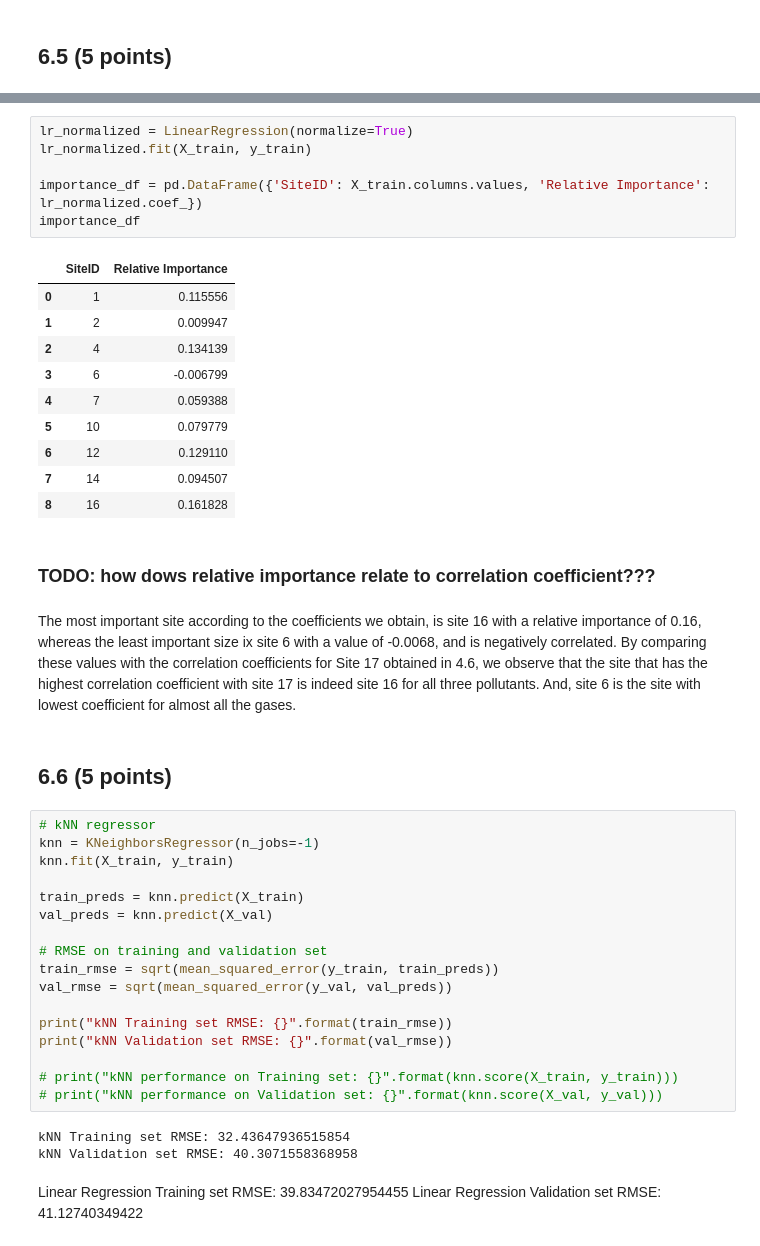
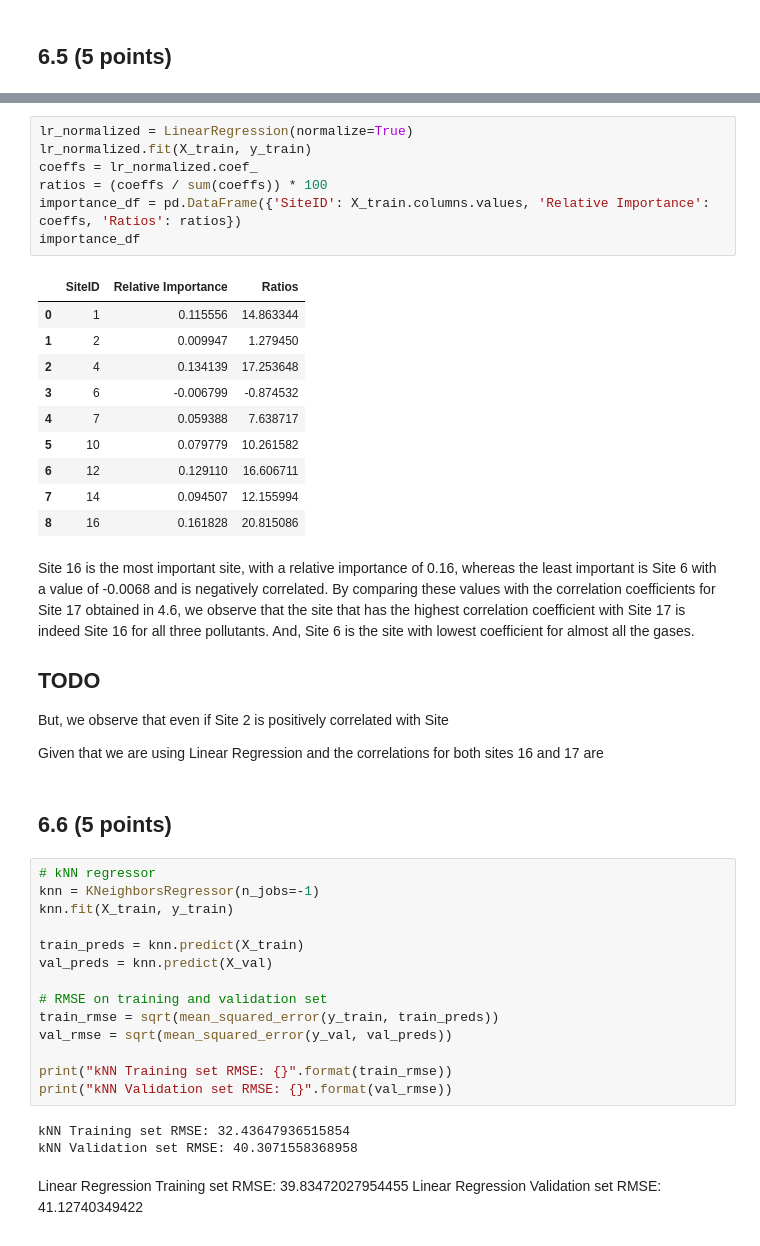
Before and after one commit to celinadong/IAML-CW2, a Jupyter notebook: Data/PartB/Part B - Bristol Air Quality.ipynb, the cells around one changed output, grey strips where cells are left out. Cells and saved outputs as stored; diff of their text form.

```diff
--- a/Data/PartB/Part B - Bristol Air Quality.ipynb
+++ b/Data/PartB/Part B - Bristol Air Quality.ipynb
@@ -615,24 +614,28 @@ If we did not normalise the feature values, this use of weights of the regressio
 # %%
 lr_normalized = LinearRegression(normalize=True)
 lr_normalized.fit(X_train, y_train)
-
-importance_df = pd.DataFrame({'SiteID': X_train.columns.values, 'Relative Importance': lr_normalized.coef_})
+coeffs = lr_normalized.coef_
+ratios = (coeffs / sum(coeffs)) * 100
+importance_df = pd.DataFrame({'SiteID': X_train.columns.values, 'Relative Importance': coeffs, 'Ratios': ratios})
 importance_df
 # %% [output]
-|  | SiteID | Relative Importance |
-| 0 | 1 | 0.115556 |
-| 1 | 2 | 0.009947 |
-| 2 | 4 | 0.134139 |
-| 3 | 6 | -0.006799 |
-| 4 | 7 | 0.059388 |
-| 5 | 10 | 0.079779 |
-| 6 | 12 | 0.129110 |
-| 7 | 14 | 0.094507 |
-| 8 | 16 | 0.161828 |
+|  | SiteID | Relative Importance | Ratios |
+| 0 | 1 | 0.115556 | 14.863344 |
+| 1 | 2 | 0.009947 | 1.279450 |
+| 2 | 4 | 0.134139 | 17.253648 |
+| 3 | 6 | -0.006799 | -0.874532 |
+| 4 | 7 | 0.059388 | 7.638717 |
+| 5 | 10 | 0.079779 | 10.261582 |
+| 6 | 12 | 0.129110 | 16.606711 |
+| 7 | 14 | 0.094507 | 12.155994 |
+| 8 | 16 | 0.161828 | 20.815086 |
-# %% [markdown]
-### TODO: how dows relative importance relate to correlation coefficient???
 # %% [markdown]
-The most important site according to the coefficients we obtain, is site 16 with a relative importance of 0.16, whereas the least important size ix site 6 with a value of -0.0068, and is negatively correlated. By comparing these values with the correlation coefficients for Site 17 obtained in 4.6, we observe that the site that has the highest correlation coefficient with site 17 is indeed site 16 for all three pollutants. And, site 6 is the site with lowest coefficient for almost all the gases.
+Site 16 is the most important site, with a relative importance of 0.16, whereas the least important is Site 6 with a value of -0.0068 and is negatively correlated. By comparing these values with the correlation coefficients for Site 17 obtained in 4.6, we observe that the site that has the highest correlation coefficient with Site 17 is indeed Site 16 for all three pollutants. And, Site 6 is the site with lowest coefficient for almost all the gases.
+
+## TODO
+But, we observe that even if Site 2 is positively correlated with Site
+
+Given that we are using Linear Regression and the correlations for both sites 16 and 17 are
 # %% [markdown]
 ## 6.6 (5 points)
 # %%
@@ -649,9 +652,6 @@ val_rmse = sqrt(mean_squared_error(y_val, val_preds))
 
 print("kNN Training set RMSE: {}".format(train_rmse))
 print("kNN Validation set RMSE: {}".format(val_rmse))
-
-# print("kNN performance on Training set: {}".format(knn.score(X_train, y_train)))
-# print("kNN performance on Validation set: {}".format(knn.score(X_val, y_val)))
 # %% [output]
 kNN Training set RMSE: 32.43647936515854
 kNN Validation set RMSE: 40.3071558368958
```
Also changed, not shown: parts of 19 cells of this notebook, 1 other file.
